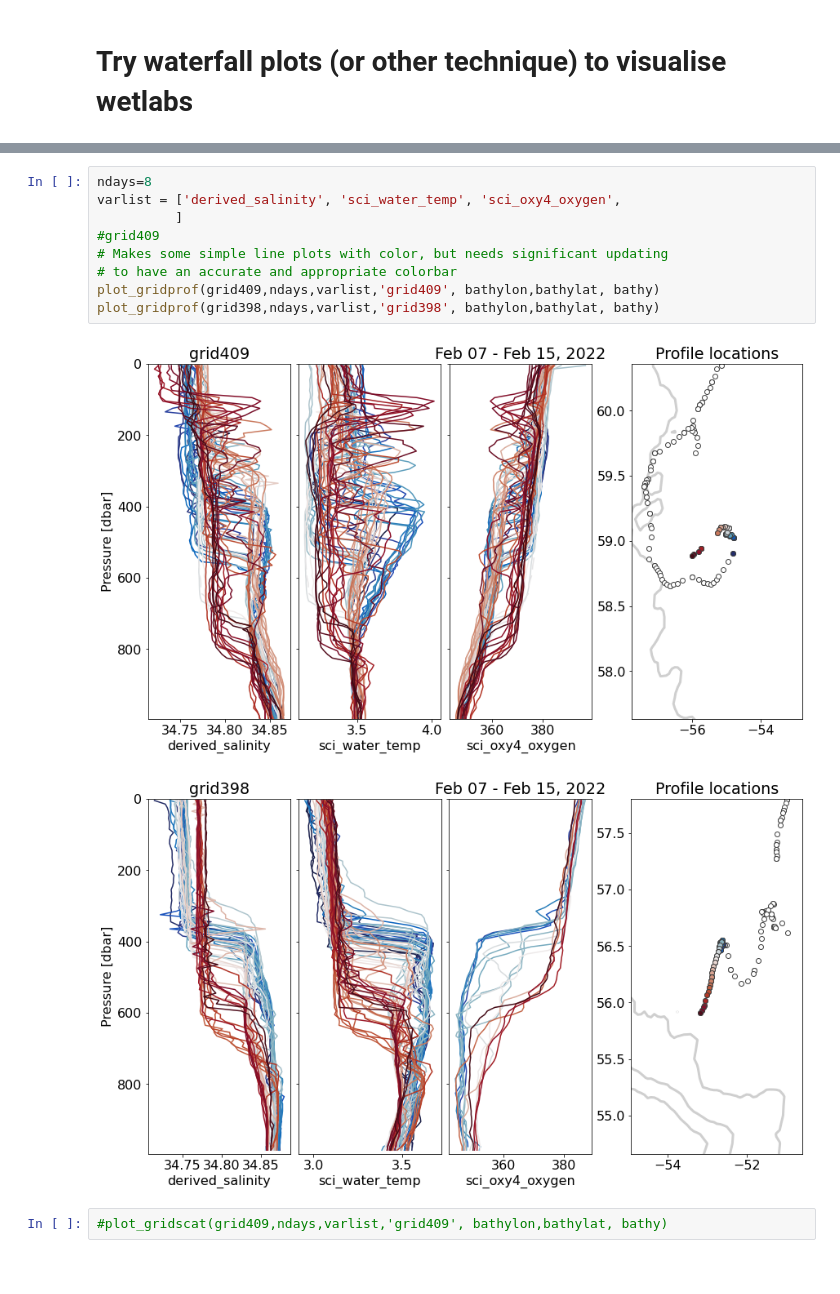
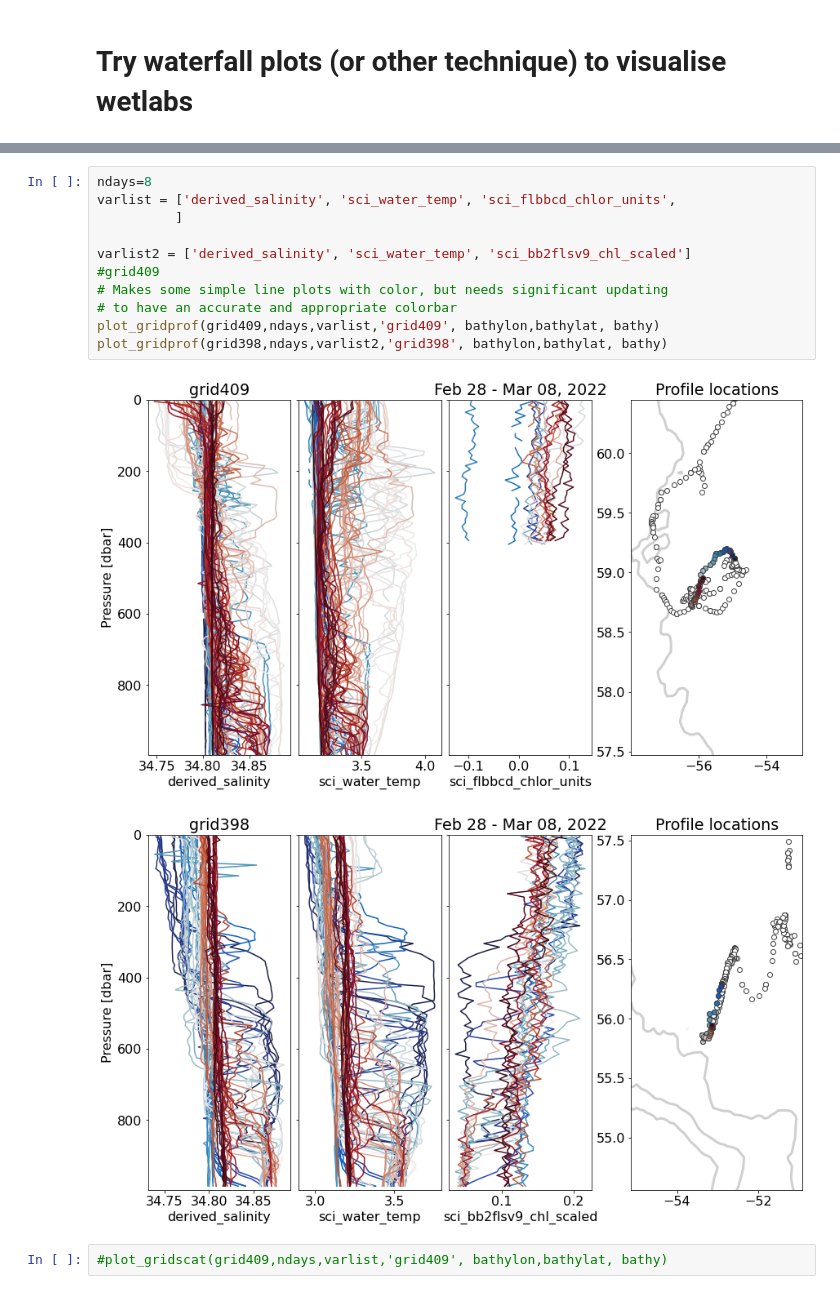
Before and after one commit to eleanorfrajka/c2_slocum, a Jupyter notebook: 02-code/04-visualise.ipynb, the cells around one changed output, grey strips where cells are left out. Saved outputs shown, nothing was run; the diff lists cells and outputs as text.

```diff
--- a/02-code/04-visualise.ipynb
+++ b/02-code/04-visualise.ipynb
@@ -196,15 +200,17 @@ plot_waterfall(ds1, varlist)
 # %%
 ndays=8
-varlist = ['derived_salinity', 'sci_water_temp', 'sci_oxy4_oxygen',
+varlist = ['derived_salinity', 'sci_water_temp', 'sci_flbbcd_chlor_units',
           ]
+
+varlist2 = ['derived_salinity', 'sci_water_temp', 'sci_bb2flsv9_chl_scaled']
 #grid409
 # Makes some simple line plots with color, but needs significant updating
 # to have an accurate and appropriate colorbar
 plot_gridprof(grid409,ndays,varlist,'grid409', bathylon,bathylat, bathy)
-plot_gridprof(grid398,ndays,varlist,'grid398', bathylon,bathylat, bathy)
+plot_gridprof(grid398,ndays,varlist2,'grid398', bathylon,bathylat, bathy)
 # %% [output]
-[figure, old version]
+[figure, new version]
-[figure, old version]
+[figure, new version]
 # %%
 #plot_gridscat(grid409,ndays,varlist,'grid409', bathylon,bathylat, bathy)
 # %%
```
Also changed, not shown: parts of 13 cells of this notebook, 13 other files.
